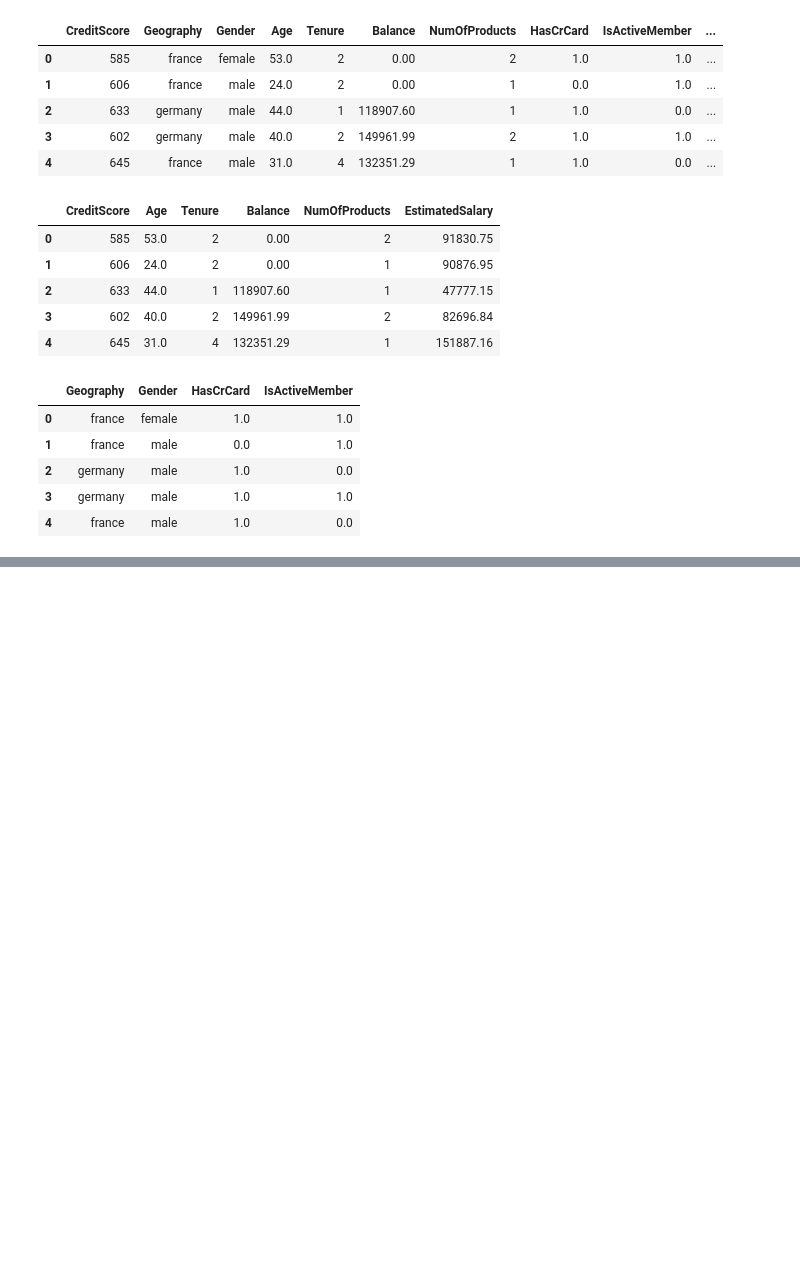
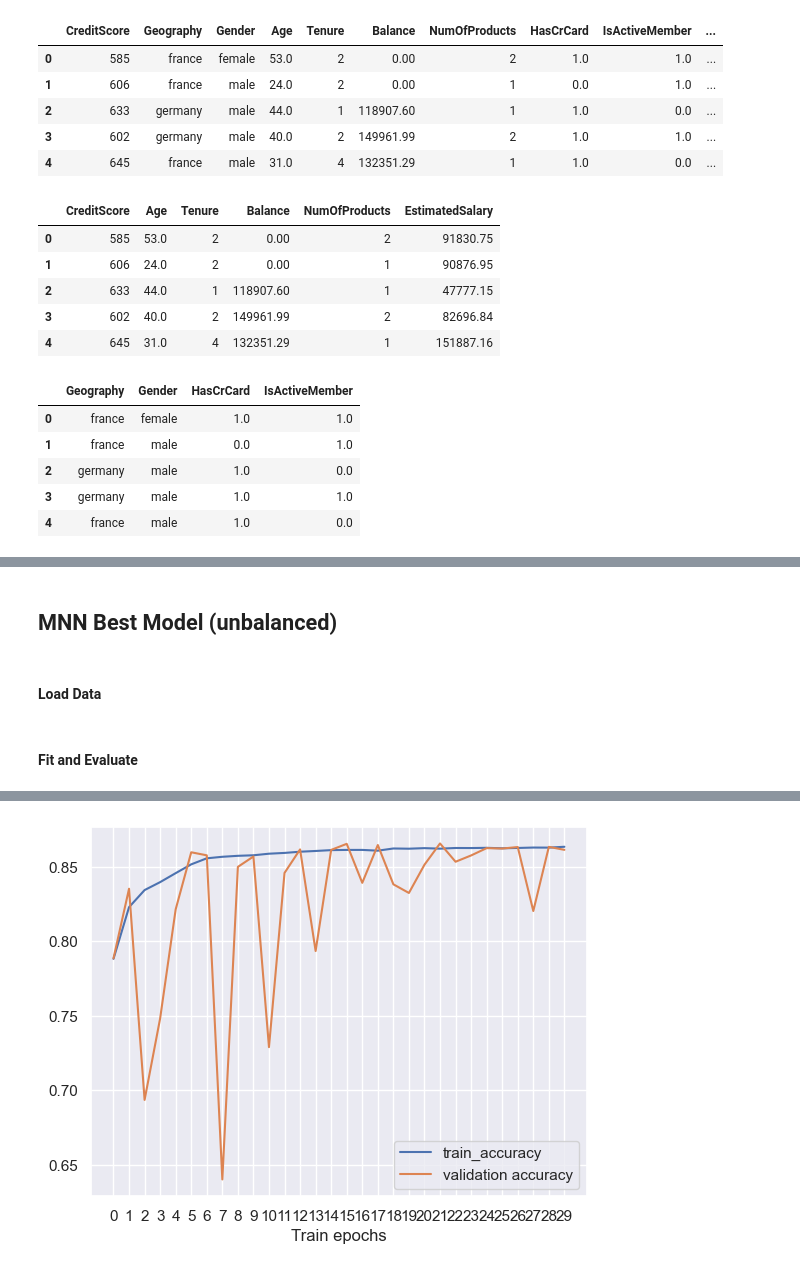
Before and after one commit to ihsiukaoBerkeley/FIT-IT, a Jupyter notebook: src/MNN_norm_param.ipynb, the cells around one changed output, grey strips where cells are left out. Saved outputs shown, nothing was run; the diff lists cells and outputs as text; code cells hidden in the pictures; blank space fills up the shorter version.

```diff
--- a/src/MNN_norm_param.ipynb
+++ b/src/MNN_norm_param.ipynb
@@ -120,7 +133,7 @@ def build_model2(hidden_layers = [32], activation = "relu", optimizer = "SGD", l
 # %%
-epoch_list = [10, 15, 20, 30]
+epoch_list = [15, 20, 30]
 batch_list = [32, 64, 128]
-layers_list = [[32, 16], [64, 32], [128, 64], [32, 16, 8], [64, 32, 16], [128, 64, 32], [32, 64, 128, 256, 128, 64, 32]]
+layers_list = [[64, 32], [128, 64], [32, 16, 8], [64, 32, 16], [128, 64, 32], [32, 64, 128, 256, 128, 64, 32]]
 activation_list = ["relu", "tanh", "elu"]
 optimizer_list = ["SGD", "Adam", "RMSProp"]
 learning_list = [0.01, 0.001]
@@ -249,0 +281,75 @@ Epochs: 10, Batch Size: 32, Layers: [64, 32], Activation: relu, Optimizer: Adam,
+# %% [markdown]
+## MNN Best Model (unbalanced)
+# %% [markdown]
+#### Load Data
+# %%
+train_norm_set = pd.read_csv('../data/train_norm_set.csv')
+val_norm_set = pd.read_csv('../data/val_norm_set.csv')
+
+X_train_norm = train_norm_set[features]
+Y_train_norm = train_norm_set["Exited"]
+
+X_val_norm = val_norm_set[features]
+Y_val_norm = val_norm_set["Exited"]
+
+#change all features' types to float64 for model
+X_train_norm = X_train_norm.astype("float64")
+X_val_norm = X_val_norm.astype("float64")
+# %% [markdown]
+#### Fit and Evaluate
+# %%
+#build model
+mnn_best_unbalanced = build_model(
+    hidden_layers = best_param[2],
+    activation = best_param[3],
+    optimizer = best_param[4],
+    learning_rate = best_param[5])
+
+mnn_best_unbalanced.summary()
+
+#fit on train data and evaluate on validation data
+best_unbalanced_history = mnn_best_unbalanced.fit(
+    x = {
+        "CreditScore": X_train_norm[["CreditScore"]],
+        "Geography": X_train_norm[["Geography"]],
+        "Gender": X_train_norm[["Gender"]],
+        "Age": X_train_norm[["Age"]],
+        "Tenure": X_train_norm[["Tenure"]],
+        "Balance": X_train_norm[["Balance"]],
+        "NumOfProducts": X_train_norm[["NumOfProducts"]],
+        "HasCrCard": X_train_norm[["HasCrCard"]],
+        "IsActiveMember": X_train_norm[["IsActiveMember"]],
+        "EstimatedSalary": X_train_norm[["EstimatedSalary"]],
+    },
+    y = Y_train_norm,
+    epochs = best_param[0],
+    batch_size = best_param[1],
+    validation_data = (
+        {
+            "CreditScore": X_val_norm[["CreditScore"]],
+            "Geography": X_val_norm[["Geography"]],
+            "Gender": X_val_norm[["Gender"]],
+            "Age": X_val_norm[["Age"]],
+            "Tenure": X_val_norm[["Tenure"]],
+            "Balance": X_val_norm[["Balance"]],
+            "NumOfProducts": X_val_norm[["NumOfProducts"]],
+            "HasCrCard": X_val_norm[["HasCrCard"]],
+            "IsActiveMember": X_val_norm[["IsActiveMember"]],
+            "EstimatedSalary": X_val_norm[["EstimatedSalary"]],
+        },
+        Y_val_norm),
+    verbose = 0)
+
+#print results
+train_accuracy = best_unbalanced_history.history["accuracy"]
+val_accuracy = best_unbalanced_history.history["val_accuracy"]
+plt.plot(train_accuracy, label = "train_accuracy")
+plt.plot(val_accuracy, label = "validation accuracy")
+plt.xticks(range(num_epochs))
+plt.xlabel("Train epochs")
+plt.legend()
+plt.show()
+
+best_unbalanced_history = pd.DataFrame(best_unbalanced_history.history)
+display(best_unbalanced_history)
+# %% [output]
@@ -249,0 +373 @@ Epochs: 10, Batch Size: 32, Layers: [64, 32], Activation: relu, Optimizer: Adam,
+[figure, added]
```
Also changed, not shown: parts of 18 cells of this notebook, 2 other files.
